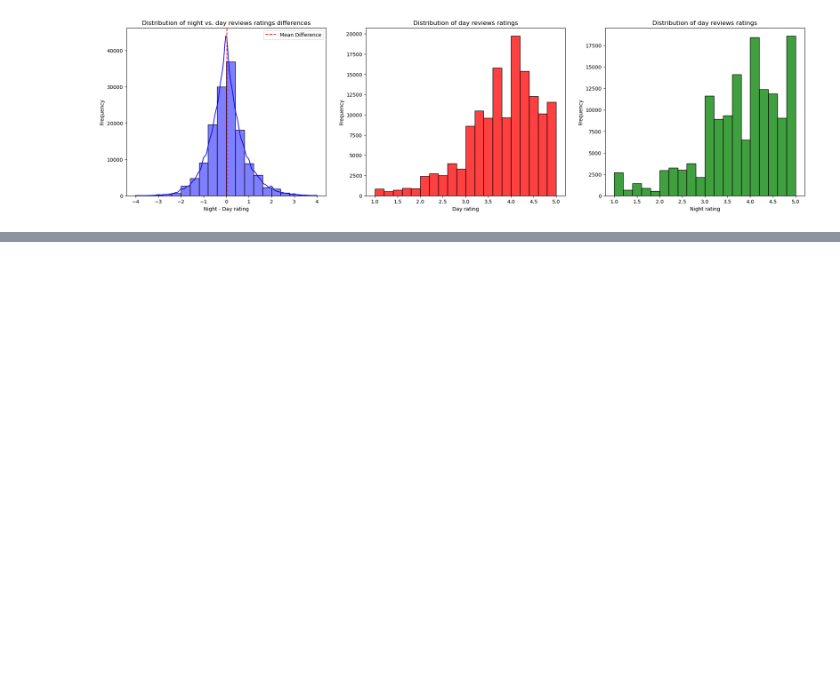
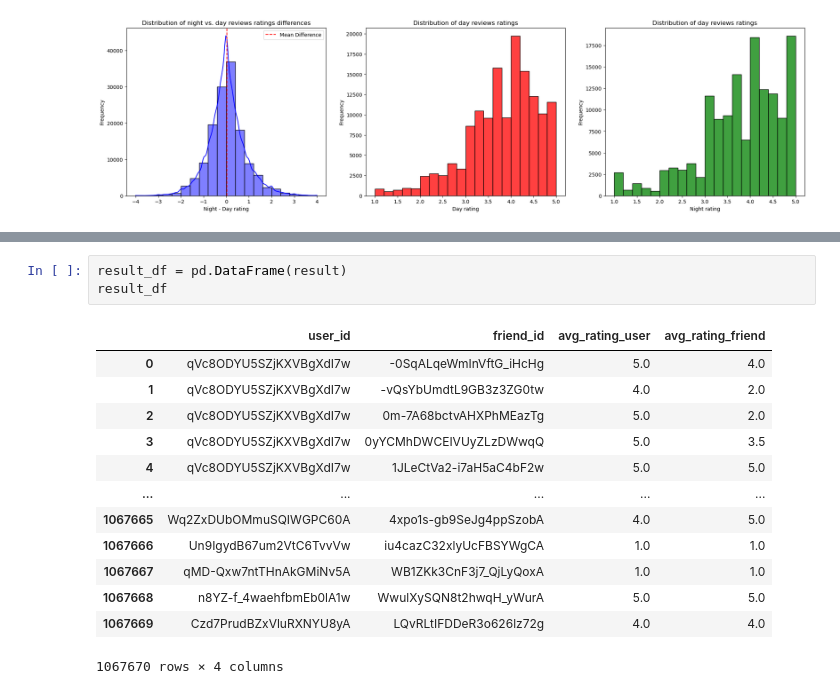
Before and after one commit to Vitali-Matteo/SMBUD-Project, a Jupyter notebook: Queries.ipynb, the cells around one changed output, grey strips where cells are left out. Drawn from its saved outputs; the diff is of its cells as text; blank space fills up the shorter version.

```diff
--- a/Queries.ipynb
+++ b/Queries.ipynb
@@ -772,0 +912,17 @@ plt.show()
+# %%
+result_df = pd.DataFrame(result)
+result_df
+# %% [output]
+|  | user_id | friend_id | avg_rating_user | avg_rating_friend |
+| 0 | qVc8ODYU5SZjKXVBgXdI7w | -0SqALqeWmInVftG_iHcHg | 5.0 | 4.0 |
+| 1 | qVc8ODYU5SZjKXVBgXdI7w | -vQsYbUmdtL9GB3z3ZG0tw | 4.0 | 2.0 |
+| 2 | qVc8ODYU5SZjKXVBgXdI7w | 0m-7A68bctvAHXPhMEazTg | 5.0 | 2.0 |
+| 3 | qVc8ODYU5SZjKXVBgXdI7w | 0yYCMhDWCEIVUyZLzDWwqQ | 5.0 | 3.5 |
+| 4 | qVc8ODYU5SZjKXVBgXdI7w | 1JLeCtVa2-i7aH5aC4bF2w | 5.0 | 5.0 |
+| ... | ... | ... | ... | ... |
+| 1067665 | Wq2ZxDUbOMmuSQIWGPC60A | 4xpo1s-gb9SeJg4ppSzobA | 4.0 | 5.0 |
+| 1067666 | Un9IgydB67um2VtC6TvvVw | iu4cazC32xlyUcFBSYWgCA | 1.0 | 1.0 |
+| 1067667 | qMD-Qxw7ntTHnAkGMiNv5A | WB1ZKk3CnF3j7_QjLyQoxA | 1.0 | 1.0 |
+| 1067668 | n8YZ-f_4waehfbmEb0lA1w | WwulXySQN8t2hwqH_yWurA | 5.0 | 5.0 |
+| 1067669 | Czd7PrudBZxVluRXNYU8yA | LQvRLtIFDDeR3o626lz72g | 4.0 | 4.0 |
+1067670 rows × 4 columns
```
Also changed, not shown: parts of 11 cells of this notebook, 1 other file.
